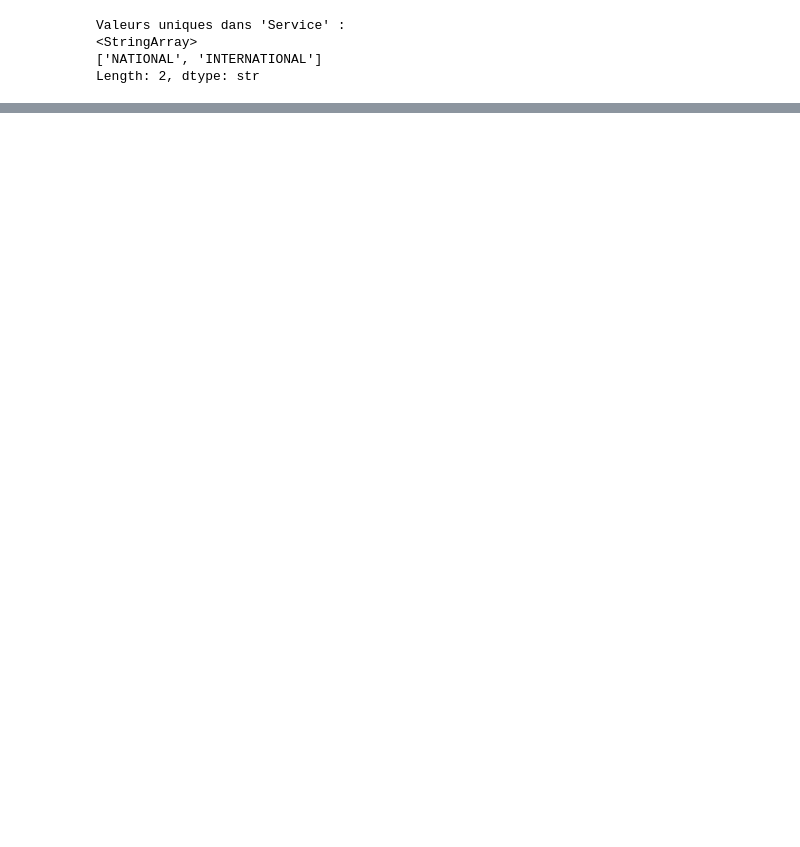
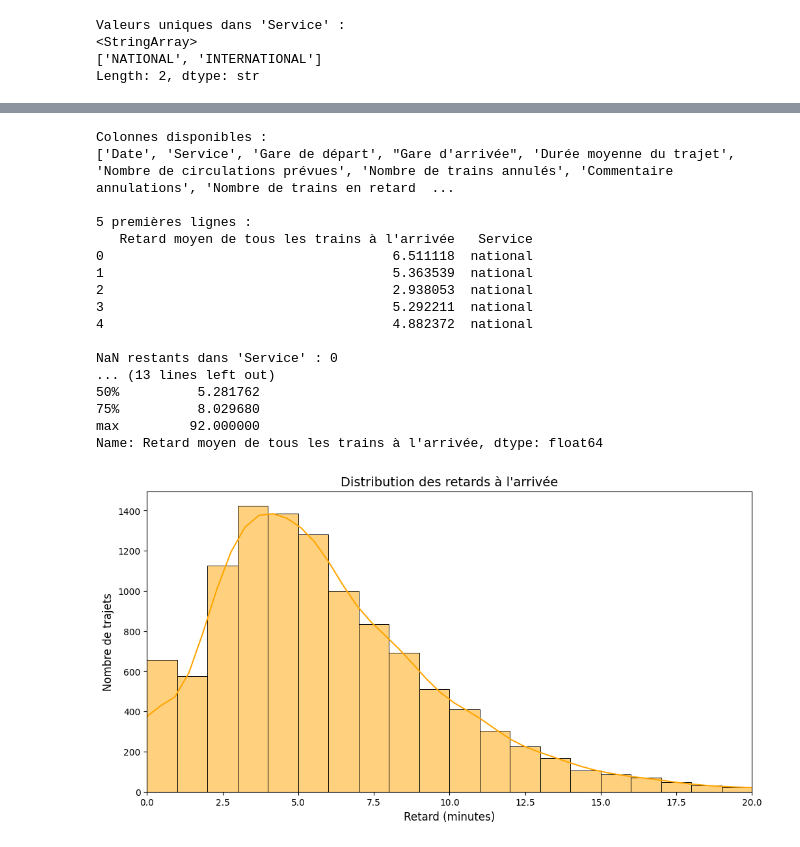
Before and after one commit to MeghCH/Tardis, a Jupyter notebook: tardis_eda.ipynb, the cells around one changed output, grey strips where cells are left out. Saved outputs shown, nothing was run; the diff lists cells and outputs as text; code cells hidden in the pictures; blank space fills up the shorter version.

```diff
--- a/tardis_eda.ipynb
+++ b/tardis_eda.ipynb
@@ -437,0 +505,53 @@ Total après filtrage : 11434
+# %%
+# 1. Vérifie les noms des colonnes
+print("Colonnes disponibles :")
+print(df.columns.tolist())
+
+# 2. Définis les noms exacts des colonnes (à adapter !)
+colonne_retard = "Retard moyen de tous les trains à l'arrivée"
+colonne_service = "Service"  # Remplace par le nom exact de TA colonne de service
+
+# 3. Affiche les premières lignes pour vérifier
+print("\n5 premières lignes :")
+print(df[[colonne_retard, colonne_service]].head(5))
+
+# 4. Nettoie les données (exemple)
+# Remplace les NaN dans la colonne de service
+df[colonne_service] = df[colonne_service].fillna("Inconnu")
+print(f"\nNaN restants dans '{colonne_service}' : {df[colonne_service].isna().sum()}")
+
+# 5. Crée la colonne "en_retard" avec un seuil de 5 minutes
+df["en_retard"] = (df[colonne_retard] > 3).astype(int)
+print("\nNombre de trains en retard (seuil 3 min) :")
+print(df["en_retard"].value_counts())
+
+# 6. Vérifie les statistiques des retards
+print("\nStatistiques des retards :")
+print(df[colonne_retard].describe())
+
+plt.figure(figsize=(12, 6))
+sns.histplot(data=df, x=colonne_retard, bins=range(0, 60, 1), kde=True, color='orange')
+plt.xlim(0, 20)
+plt.title("Distribution des retards à l'arrivée", fontsize=14)
+plt.xlabel("Retard (minutes)", fontsize=12)
+plt.ylabel("Nombre de trajets", fontsize=12)
+plt.show()
+# %% [output]
+Colonnes disponibles :
+['Date', 'Service', 'Gare de départ', "Gare d'arrivée", 'Durée moyenne du trajet', 'Nombre de circulations prévues', 'Nombre de trains annulés', 'Commentaire annulations', 'Nombre de trains en retard  ...
+
+5 premières lignes :
+   Retard moyen de tous les trains à l'arrivée   Service
+0                                     6.511118  national
+1                                     5.363539  national
+2                                     2.938053  national
+3                                     5.292211  national
+4                                     4.882372  national
+
+NaN restants dans 'Service' : 0
+... (13 lines left out)
+50%          5.281762
+75%          8.029680
+max         92.000000
+Name: Retard moyen de tous les trains à l'arrivée, dtype: float64
+[figure, added]
```
Also changed, not shown: parts of 40 cells of this notebook, 1 other file.
